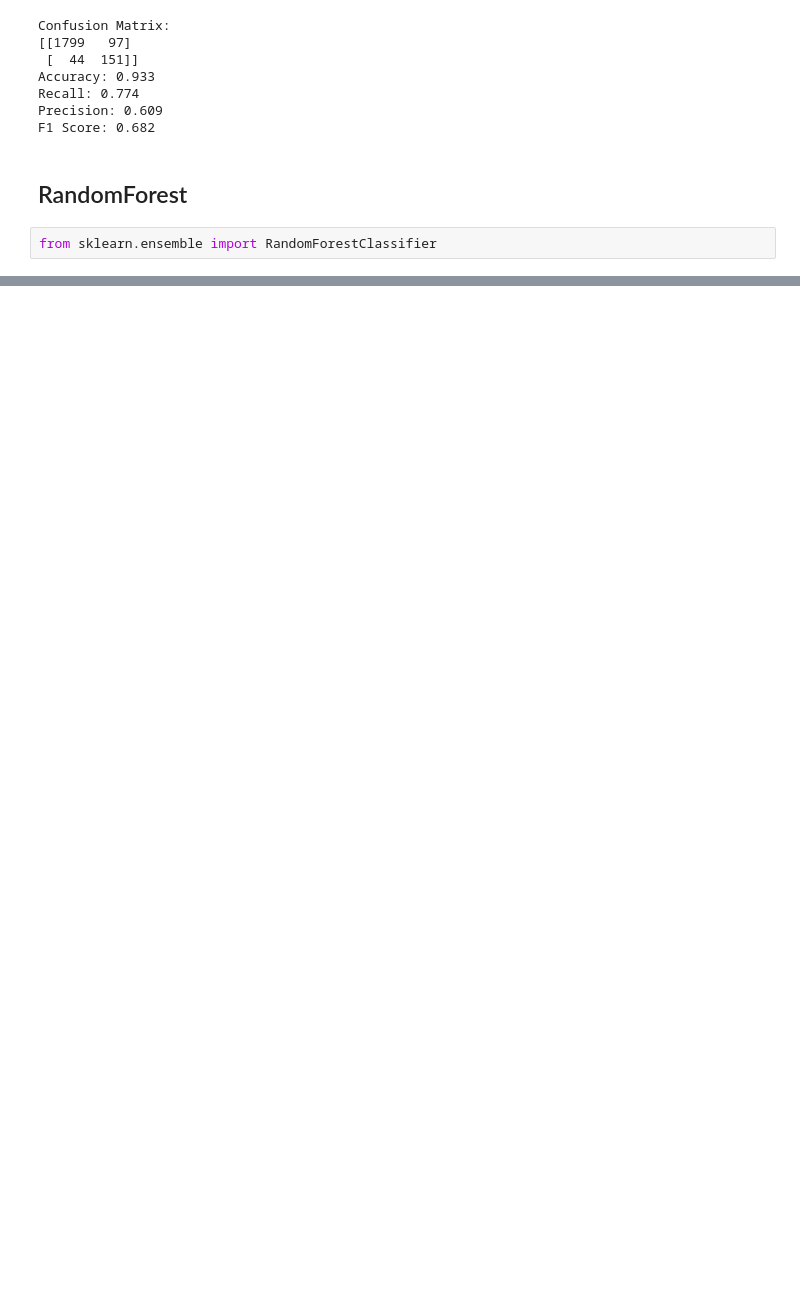
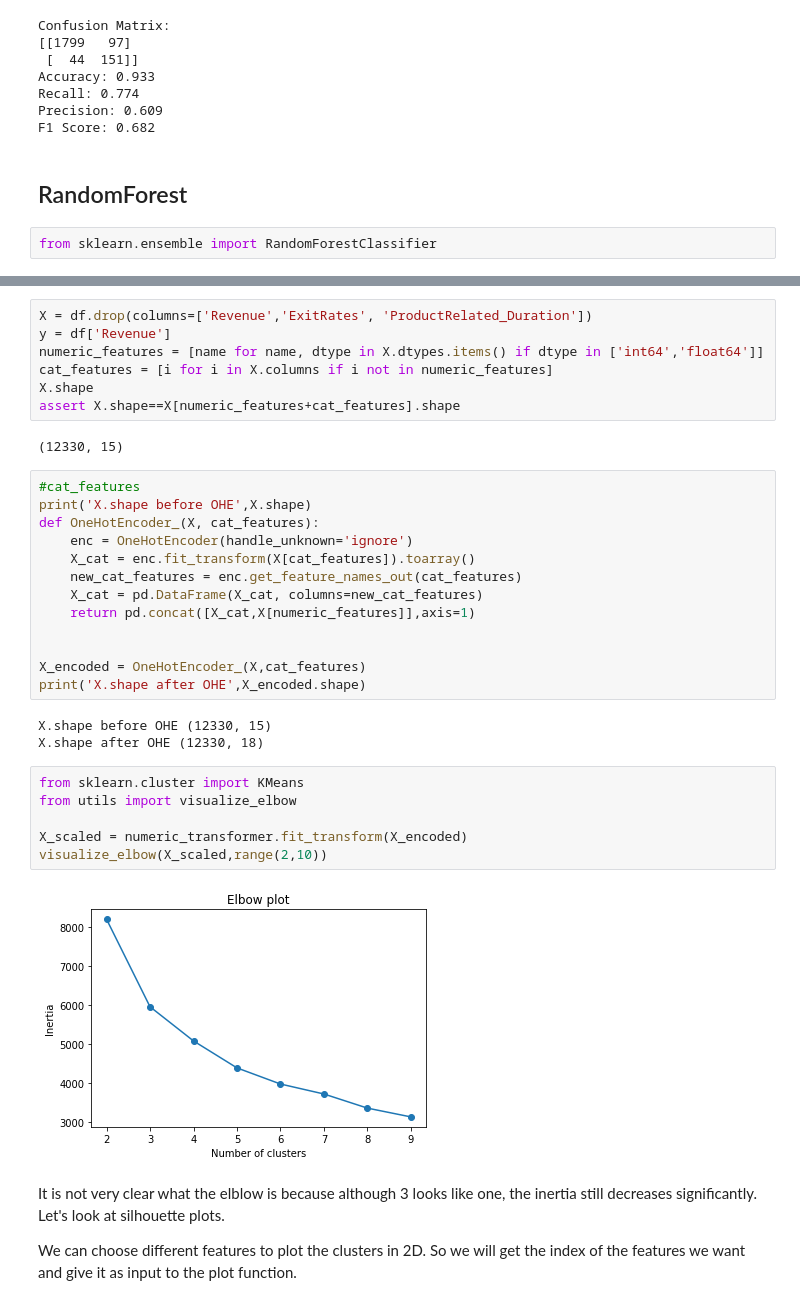
Before and after one commit to AsiehH/MLE-7, a Jupyter notebook: assignments/midterm/nb/midterm.ipynb, the cells around one changed output, grey strips where cells are left out. Saved outputs shown, nothing was run; the diff lists cells and outputs as text; blank space fills up the shorter version.

Commit message:
done with kmeans

```diff
--- a/assignments/midterm/nb/midterm.ipynb
+++ b/assignments/midterm/nb/midterm.ipynb
@@ -324,0 +325,37 @@ F1-score is the harmonic mean of precision and recall and it is at ~79%.
+# %%
+X = df.drop(columns=['Revenue','ExitRates', 'ProductRelated_Duration'])
+y = df['Revenue']
+numeric_features = [name for name, dtype in X.dtypes.items() if dtype in ['int64','float64']]
+cat_features = [i for i in X.columns if i not in numeric_features]
+X.shape
+assert X.shape==X[numeric_features+cat_features].shape
+# %% [output]
+(12330, 15)
+# %%
+#cat_features
+print('X.shape before OHE',X.shape)
+def OneHotEncoder_(X, cat_features):
+    enc = OneHotEncoder(handle_unknown='ignore')
+    X_cat = enc.fit_transform(X[cat_features]).toarray()
+    new_cat_features = enc.get_feature_names_out(cat_features)
+    X_cat = pd.DataFrame(X_cat, columns=new_cat_features)
+    return pd.concat([X_cat,X[numeric_features]],axis=1)
+
+
+X_encoded = OneHotEncoder_(X,cat_features)
+print('X.shape after OHE',X_encoded.shape)
+# %% [output]
+X.shape before OHE (12330, 15)
+X.shape after OHE (12330, 18)
+# %%
+from sklearn.cluster import KMeans
+from utils import visualize_elbow
+
+X_scaled = numeric_transformer.fit_transform(X_encoded)
+visualize_elbow(X_scaled,range(2,10))
+# %% [output]
+[figure, added]
+# %% [markdown]
+It is not very clear what the elblow is because although 3 looks like one, the inertia still decreases significantly. Let's look at silhouette plots.
+
+We can choose different features to plot the clusters in 2D. So we will get the index of the features we want and give it as input to the plot function.
```
Also changed, not shown: parts of 18 cells of this notebook, 3 other files.
